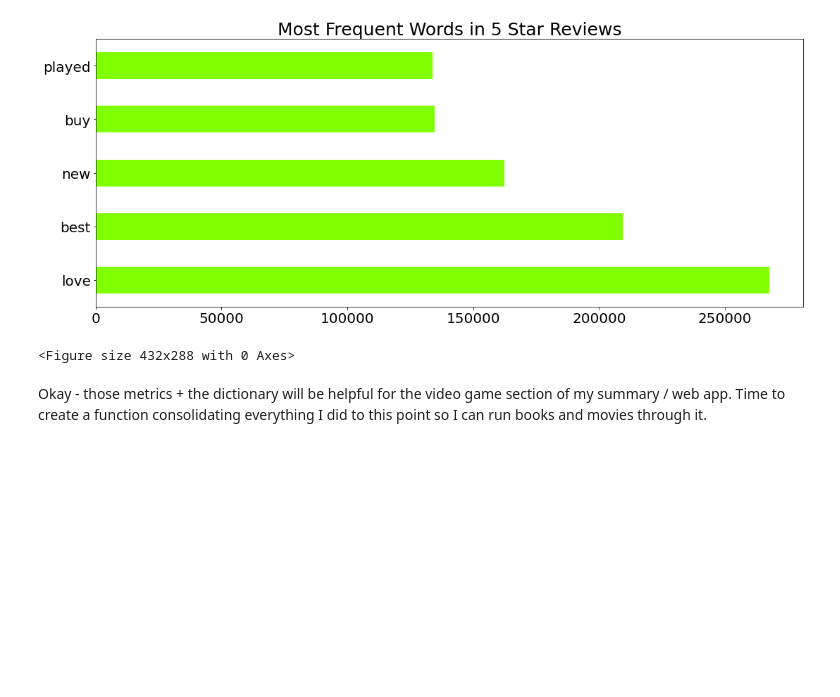
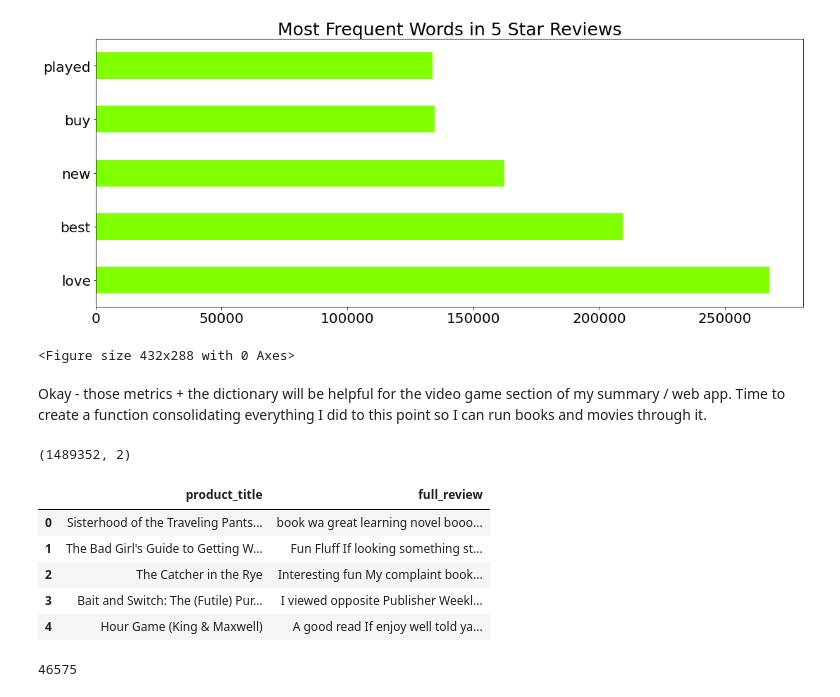
Before and after one commit to griffinwt/nextale, a Jupyter notebook: NLP.ipynb, the cells around one changed output. Drawn from its saved outputs; the diff is of its cells as text; code cells hidden in the pictures; blank space fills up the shorter version.

```diff
--- a/NLP.ipynb
+++ b/NLP.ipynb
@@ -205,0 +221,20 @@ Okay - those metrics + the dictionary will be helpful for the video game section
+# %%
+df = pd.read_csv('./data/books.csv', usecols=['product_title', 'full_review'])
+# %%
+df.dropna(inplace=True) #drop 2 empty review texts
+print(df.shape)
+df.head() #preview
+# %% [output]
+(1489352, 2)
+|  | product_title | full_review |
+| 0 | Sisterhood of the Traveling Pants... | book wa great learning novel booo... |
+| 1 | The Bad Girl's Guide to Getting W... | Fun Fluff If looking something st... |
+| 2 | The Catcher in the Rye | Interesting fun My complaint book... |
+| 3 | Bait and Switch: The (Futile) Pur... | I viewed opposite Publisher Weekl... |
+| 4 | Hour Game (King & Maxwell) | A good read If enjoy well told ya... |
+# %%
+prod_df = pd.read_pickle('./compressed/books_look_c.pkl')
+prod_list = list(prod_df['product_title'])
+len(prod_list) #preview
+# %% [output]
+46575
```
Also changed, not shown: parts of 10 cells of this notebook, 14 other files.
